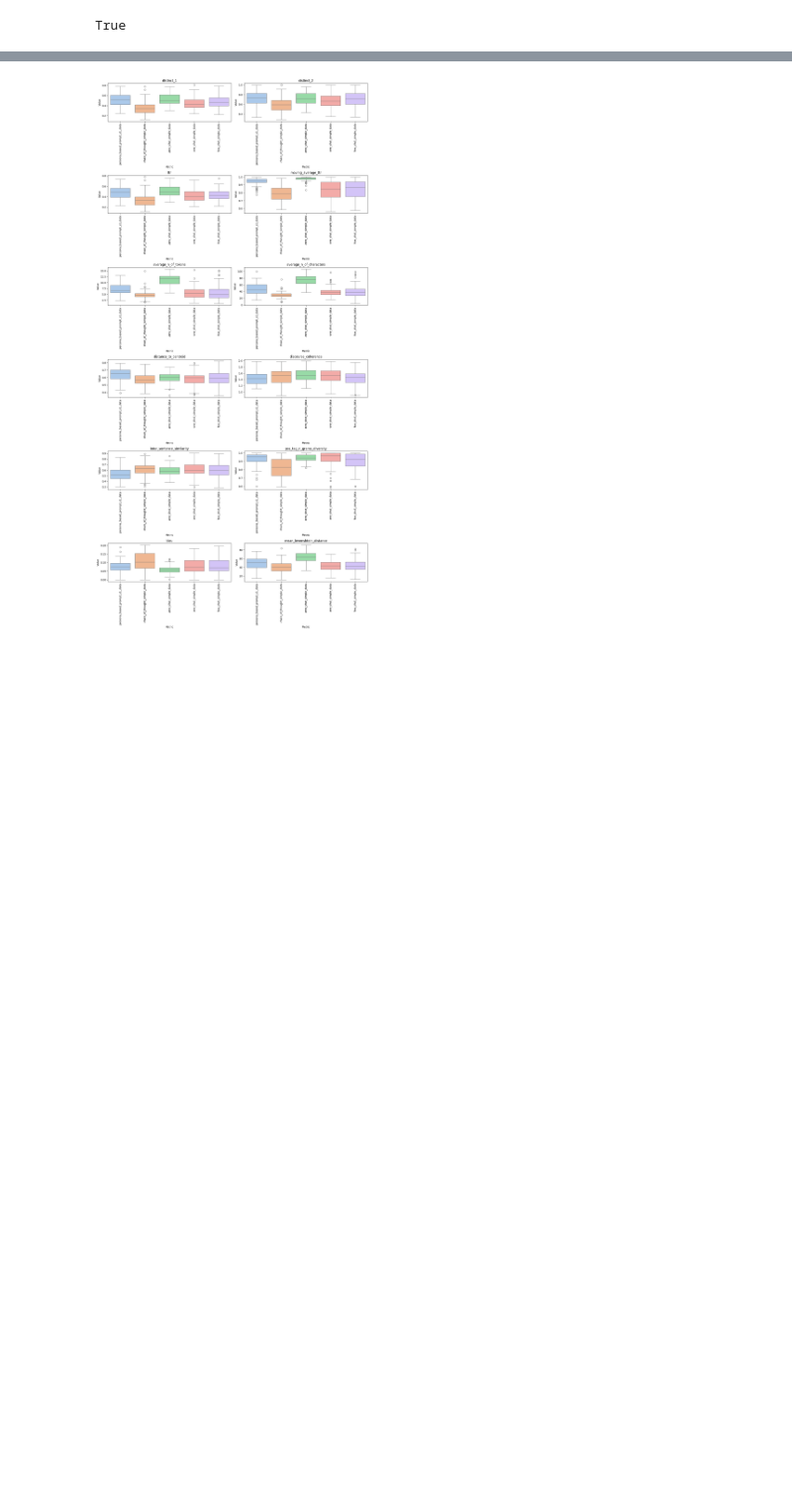
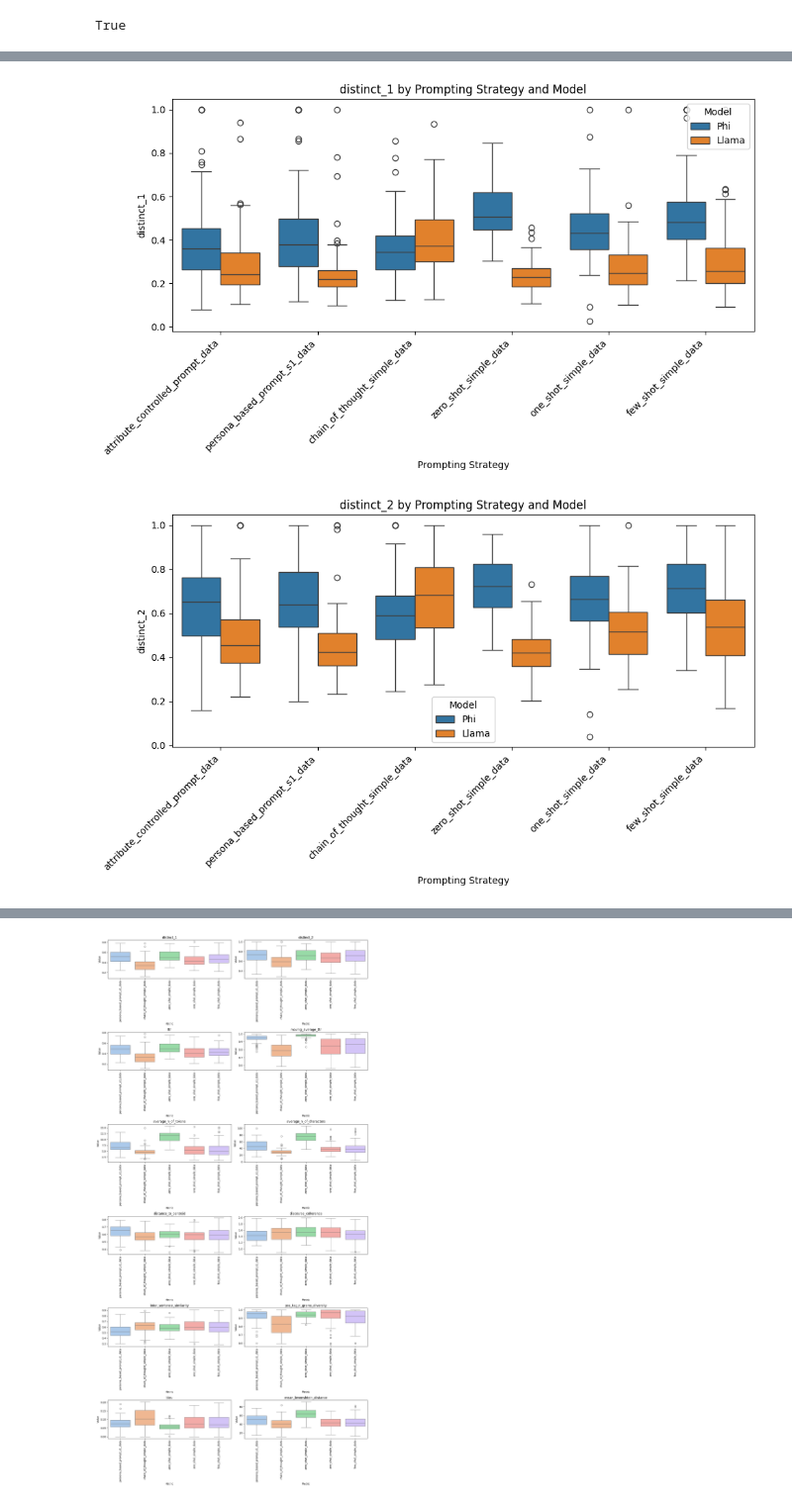
Before and after one commit to kobrue02/evaluating-llm-generated-nlu-data, a Jupyter notebook: bin/notebooks/evaluate.ipynb, the cells around one changed output, grey strips where cells are left out. Shown at 99% size. Drawn from its saved outputs; the diff is of its cells as text; code cells hidden in the pictures; blank space fills up the shorter version.

```diff
--- a/bin/notebooks/evaluate.ipynb
+++ b/bin/notebooks/evaluate.ipynb
@@ -61,0 +116,10 @@ dfs_to_stripplots(evaluated_sets)
+# %%
+merged_phi_df = merge_dataframes(evaluated_sets_phi, dataset_names)
+merged_llama_df = merge_dataframes(evaluated_sets_llama, dataset_names)
+# %%
+# prompt: now concatenate the two merged dataframes and add a new column "Model"
+
+concatenated_df = pd.concat([merged_phi_df, merged_llama_df], ignore_index=True)
+concatenated_df["Model"] = ""  # Add a new column named "Model" initialized with empty strings
+concatenated_df.loc[concatenated_df.index < len(merged_phi_df), "Model"] = "Phi"
+concatenated_df.loc[concatenated_df.index >= len(merged_phi_df), "Model"] = "Llama"
@@ -61,0 +142,19 @@ dfs_to_stripplots(evaluated_sets)
+# %%
+# prompt: make plots for each metric in concatenated_df and use the "Model" column for hue and "Prompting Strategy" on the x Axis
+
+# Assuming concatenated_df is already defined as in the previous code
+
+metrics = [col for col in concatenated_df.columns if col not in ["Prompting Strategy", "Model"]]
+
+for metric in metrics:
+    if metric in ["intent", "dataset"]:
+        continue
+    plt.figure(figsize=(10, 6))
+    sns.boxplot(x="Prompting Strategy", y=metric, hue="Model", data=concatenated_df)
+    plt.title(f"{metric} by Prompting Strategy and Model")
+    plt.xticks(rotation=45, ha='right')
+    plt.tight_layout()
+    plt.show()
+# %% [output]
+[figure, added]
+[figure, added]
```
Also changed, not shown: parts of 14 cells of this notebook.
